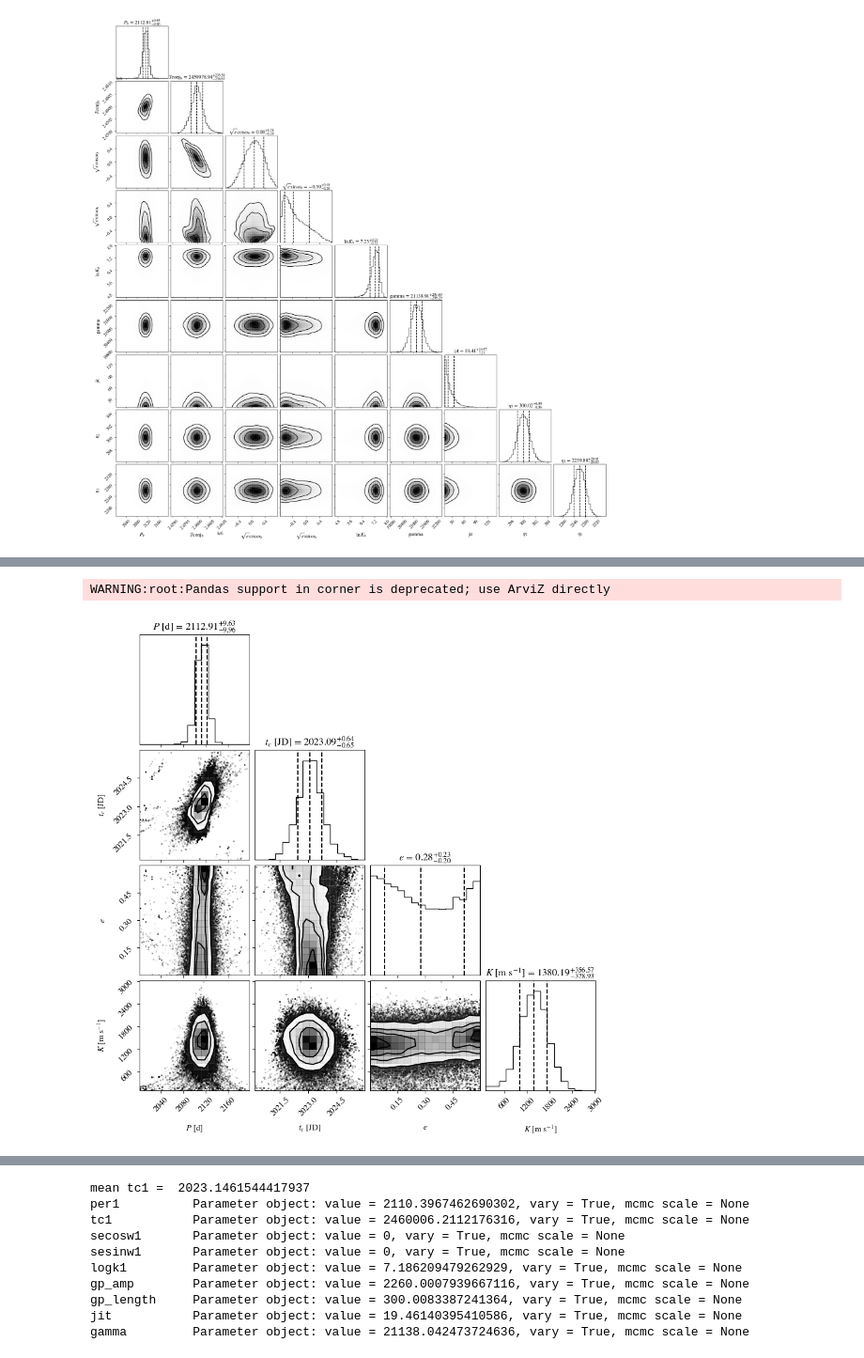
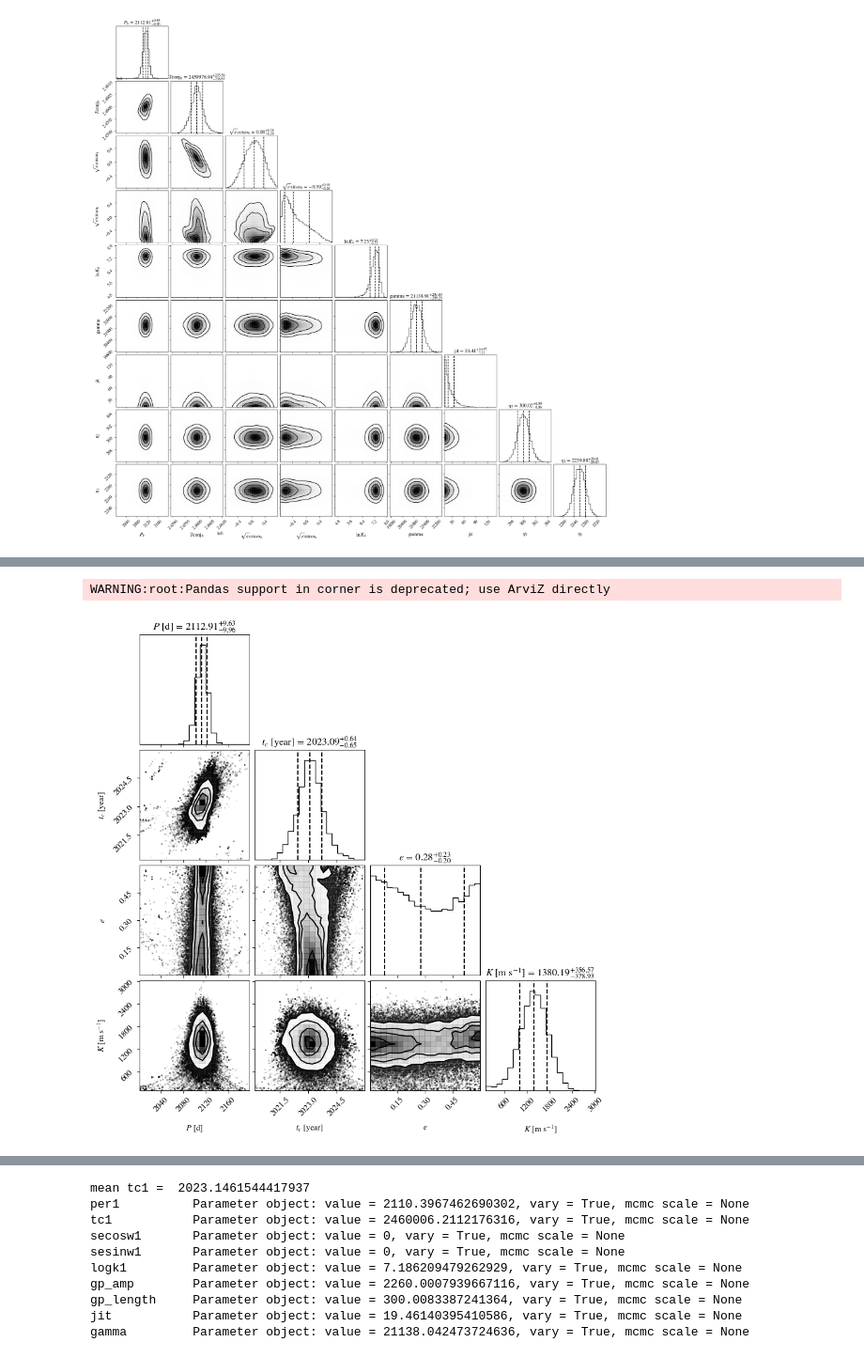
Before and after one commit to morganemacleod/BetelgeuseLittleFriend, a Jupyter notebook: Betelgeuse_LittleFriend_Analysis.ipynb, the cells around one changed output, grey strips where cells are left out. Shown at 94% size. Saved outputs shown, nothing was run; the diff lists cells and outputs as text; code cells hidden in the pictures.

```diff
--- a/Betelgeuse_LittleFriend_Analysis.ipynb
+++ b/Betelgeuse_LittleFriend_Analysis.ipynb
@@ -313,0 +301,35 @@ df_synth[labels].quantile([0.01,0.05,0.14,0.5,0.84,0.95,0.99]).T
+# %%
+def L_calc(R,Teff):
+    return 4*np.pi*R**2 * c.sigmaSB * Teff**4
+
+def R_calc(M,Pdays=416):
+    """assuming FM mode has omega_alpha = 1.5 [dimensionless]"""
+    return (Pdays*86400*(1.5*np.sqrt(c.G*M))/(2*np.pi) )**(2/3)
+
+def gamma_calc(L1,M1,R1):
+    return (L1/(M1*R1**2))**(1/3)
+
+def tdecay_calcM1M2a(M1,M2,a,Pfmdays=416,Teff=3600):
+    """ return tidal decay timescale in yr"""
+    R1 = R_calc(M1)
+    L1 = L_calc(R1,Teff=Teff)
+    gam = gamma_calc(L1,M1,R1)
+    q = M2/M1
+    M = M1+M2
+    return (q*(1+q)*gam)**-1 * (a/R1)**8 /c.yr
+
+
+df_synth = gppost.params.basis.to_synth(gpchains)
+df_synth['tc1_year'] = Time(df_synth['tc1'],format='jd').jyear
+df_synth['M1'] = np.random.uniform(low=10,high=25,size=len(df_synth))
+df_synth['M2sini'] = radvel.utils.Msini(df_synth['k1'],df_synth['per1'],df_synth['M1'],df_synth['e1'],Msini_units='jupiter') / 1047.57
+df_synth['qsini'] = df_synth['M2sini']/df_synth['M1']
+df_synth['a'] = radvel.utils.semi_major_axis(df_synth['per1'],df_synth['M1']+df_synth['M2sini'])
+df_synth['log_tdecay']= np.log10( tdecay_calcM1M2a(df_synth['M1']*c.msun,
+                                     df_synth['M2sini']*c.msun,
+                                     df_synth['a']*c.au,
+                                     Pfmdays=416,Teff=3600) )
+
+
+labels = 'per1 tc1_year e1 k1 logk1 gamma M2sini qsini log_tdecay'.split()
+df_synth[labels].quantile([0.01,0.05,0.14,0.5,0.84,0.95,0.99]).T
@@ -314,15 +347,15 @@ df_synth[labels].quantile([0.01,0.05,0.14,0.5,0.84,0.95,0.99]).T
 # %%
 labels = 'per1 tc1_year e1 k1'.split()
 
 fig = corner.corner(
     df_synth[labels],
     plot_datapoints=True,smooth=False,
-    show_titles=True,bins=16,
+    show_titles=True,#bins=16,
     quantiles=[0.16,0.5,0.84],
-    labels=["$P$ [d]", "$t_c$ [JD]","$e$","$K$ [m s$^{-1}$]"]
+    labels=["$P$ [d]", "$t_c$ [year]","$e$","$K$ [m s$^{-1}$]"]
     )
 
 fig.savefig("figs/corner_mcmc_synth.pdf",dpi=300)
 # %% [output]
 WARNING:root:Pandas support in corner is deprecated; use ArviZ directly
-[figure, old version]
+[figure, new version]
```
Also changed, not shown: parts of 11 cells of this notebook, 3 other files.
